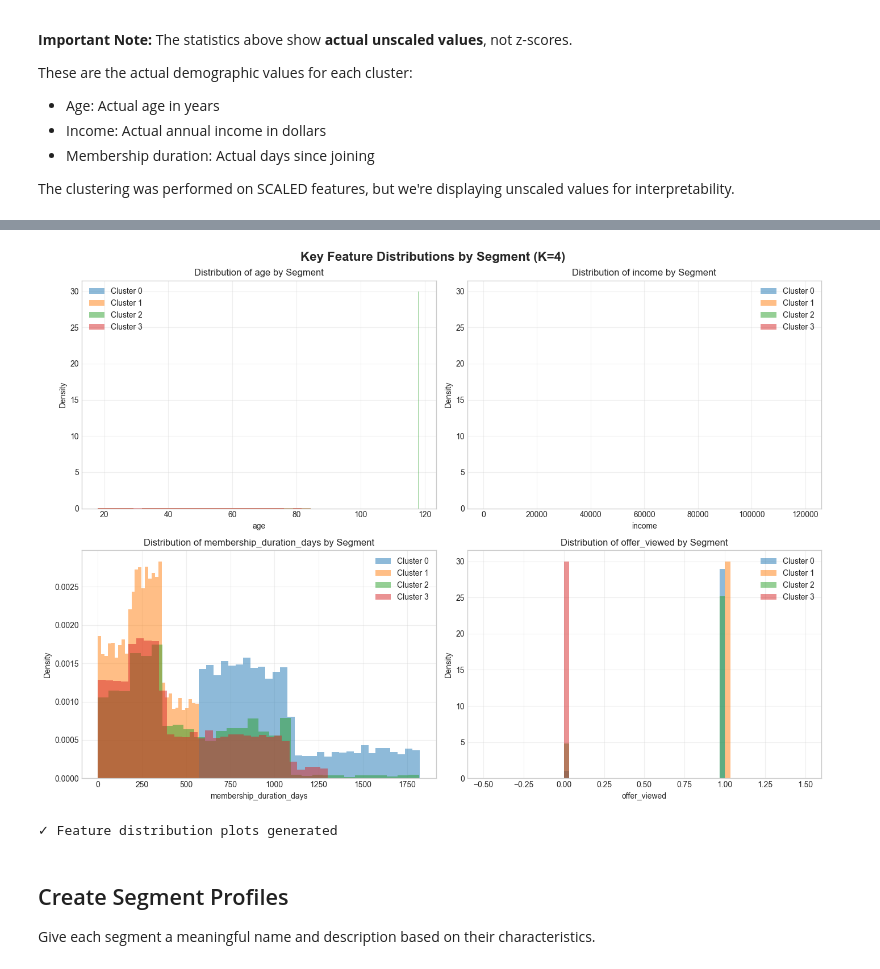
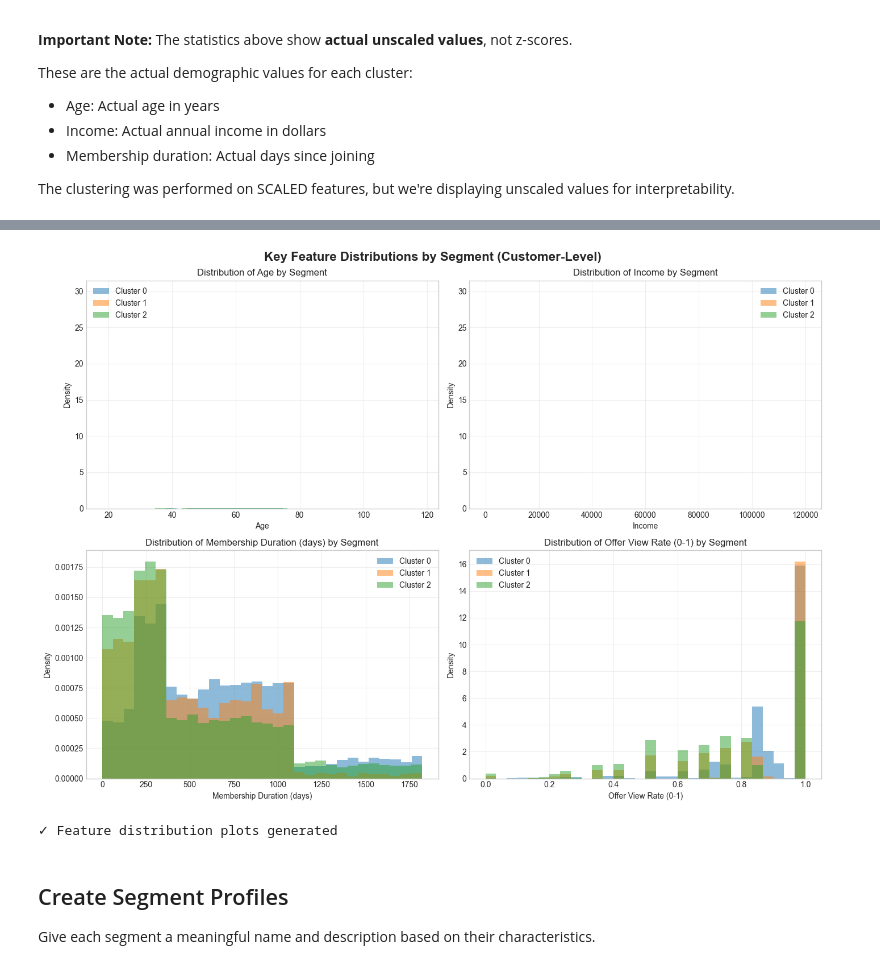
Before and after one commit to techmum21p/Brewlytics_Chat, a Jupyter notebook: Notebooks/06_Customer_Segmentation.ipynb, the cells around one changed output, grey strips where cells are left out. Saved outputs shown, nothing was run; the diff lists cells and outputs as text; code cells hidden in the pictures.

Commit message:
feat: customer segmentation with analysis

```diff
--- a/Notebooks/06_Customer_Segmentation.ipynb
+++ b/Notebooks/06_Customer_Segmentation.ipynb
@@ -567,31 +719,38 @@ print("✓ PCA visualization of segments generated")
 ✓ PCA visualization of segments generated
 # %%
 # Visualize key feature distributions by segment
-key_features = ['age', 'income', 'membership_duration_days', 'offer_viewed']
+key_features = ['age', 'income', 'membership_duration_days', 'offer_view_rate']
 
 fig, axes = plt.subplots(2, 2, figsize=(14, 10))
-fig.suptitle(f'Key Feature Distributions by Segment (K={optimal_k})', fontsize=16, fontweight='bold')
+fig.suptitle(f'Key Feature Distributions by Segment (Customer-Level)', fontsize=16, fontweight='bold')
 
 for idx, feat in enumerate(key_features):
     ax = axes[idx // 2, idx % 2]
 
     # Plot distribution for each cluster
     for cluster in sorted(X_cluster['cluster'].unique()):
         cluster_data = X_cluster[X_cluster['cluster'] == cluster][feat]
         ax.hist(cluster_data, bins=30, alpha=0.5, label=f'Cluster {cluster}', density=True)
 
-    ax.set_xlabel(feat)
+    # Better feature labels
+    feat_label = feat.replace('_', ' ').title()
+    if feat == 'offer_view_rate':
+        feat_label = 'Offer View Rate (0-1)'
+    elif feat == 'membership_duration_days':
+        feat_label = 'Membership Duration (days)'
+
+    ax.set_xlabel(feat_label)
     ax.set_ylabel('Density')
-    ax.set_title(f'Distribution of {feat} by Segment')
+    ax.set_title(f'Distribution of {feat_label} by Segment')
     ax.legend()
     ax.grid(alpha=0.3)
 
 plt.tight_layout()
 plt.show()
 
 print("✓ Feature distribution plots generated")
 # %% [output]
-[figure, old version]
+[figure, new version]
 ✓ Feature distribution plots generated
 # %% [markdown]
 ## Create Segment Profiles
```
Also changed, not shown: parts of 21 cells of this notebook, 1 other file.
